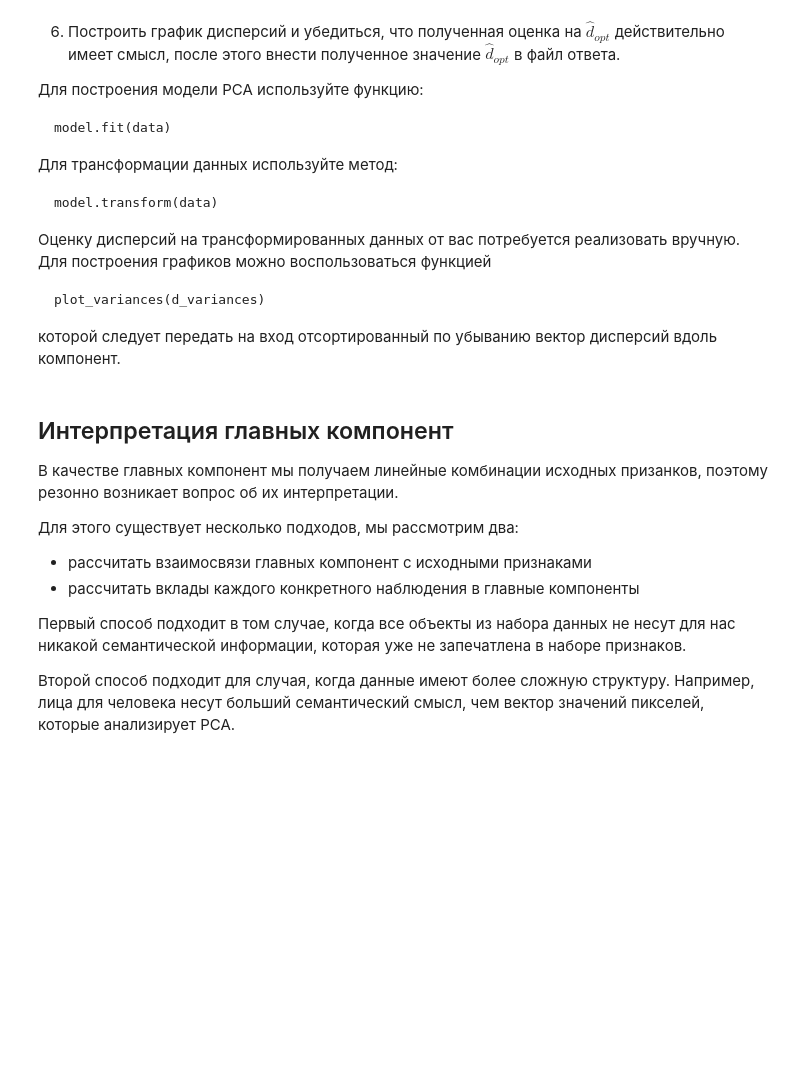
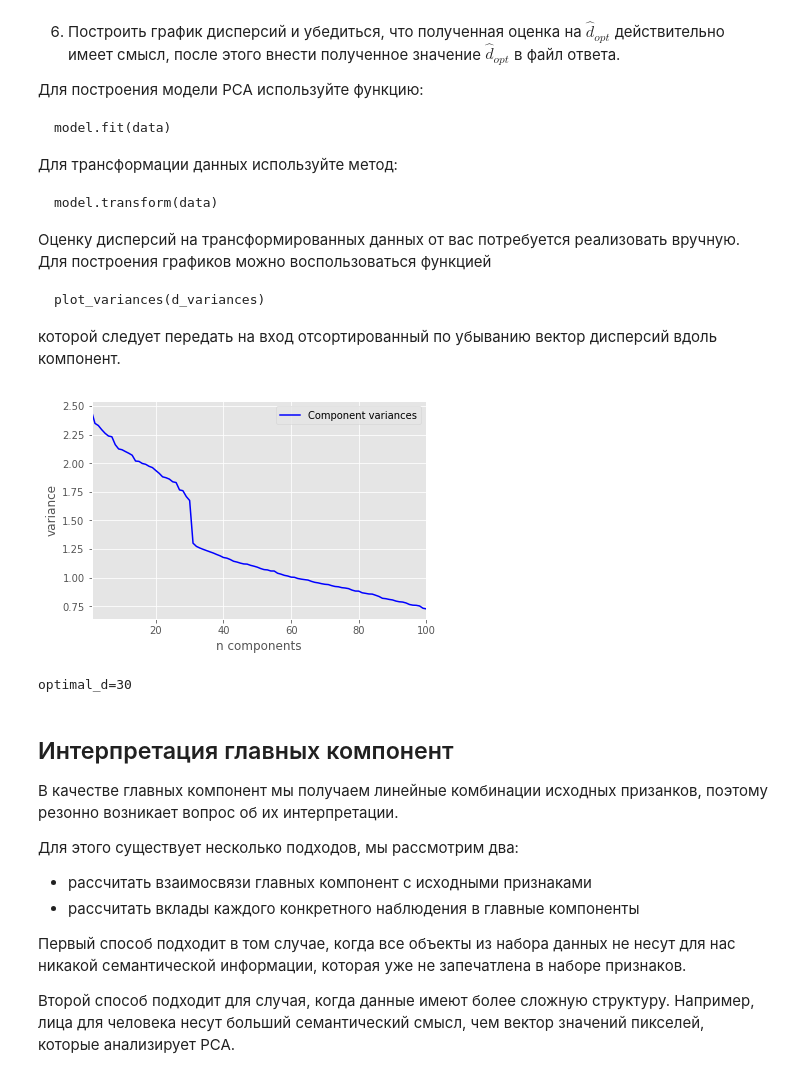
Before and after one commit to evgeni-nabokov/ml-and-da-by-mipt-and-yandex, a Jupyter notebook: C3W2/PCA.ipynb, the cells around one changed output. Saved outputs shown, nothing was run; the diff lists cells and outputs as text; code cells hidden in the pictures; blank space fills up the shorter version.

```diff
--- a/C3W2/PCA.ipynb
+++ b/C3W2/PCA.ipynb
@@ -265,25 +282,34 @@ pass
 которой следует передать на вход отсортированный по убыванию вектор дисперсий вдоль компонент.
 # %%
 from sklearn.decomposition import PCA
-from sklearn.cross_validation import cross_val_score as cv_score
+from sklearn.cross_validation import cross_val_score
 
 def plot_variances(d_variances):
     n_components = np.arange(1,d_variances.size+1)
     plt.plot(n_components, d_variances, 'b', label='Component variances')
     plt.xlim(n_components[0], n_components[-1])
     plt.xlabel('n components')
     plt.ylabel('variance')
     plt.legend(loc='upper right')
     plt.show()
 
 def write_answer_2(optimal_d):
     with open("pca_answer2.txt", "w") as fout:
         fout.write(str(optimal_d))
 
 data = pd.read_csv('data_task2.csv')
 
 # place your code here
-pass
+model = PCA()
+principal_components = model.fit_transform(data)
+plot_variances(model.explained_variance_)
+diff_variance = -np.ediff1d(model.explained_variance_)
+optimal_d = np.argmax(diff_variance) + 1
+print("optimal_d=%d" % optimal_d)
+write_answer_2(optimal_d)
+# %% [output]
+[figure, added]
+optimal_d=30
 # %% [markdown]
 ## Интерпретация главных компонент
 
```
Also changed, not shown: parts of 6 cells of this notebook, 3 other files.
